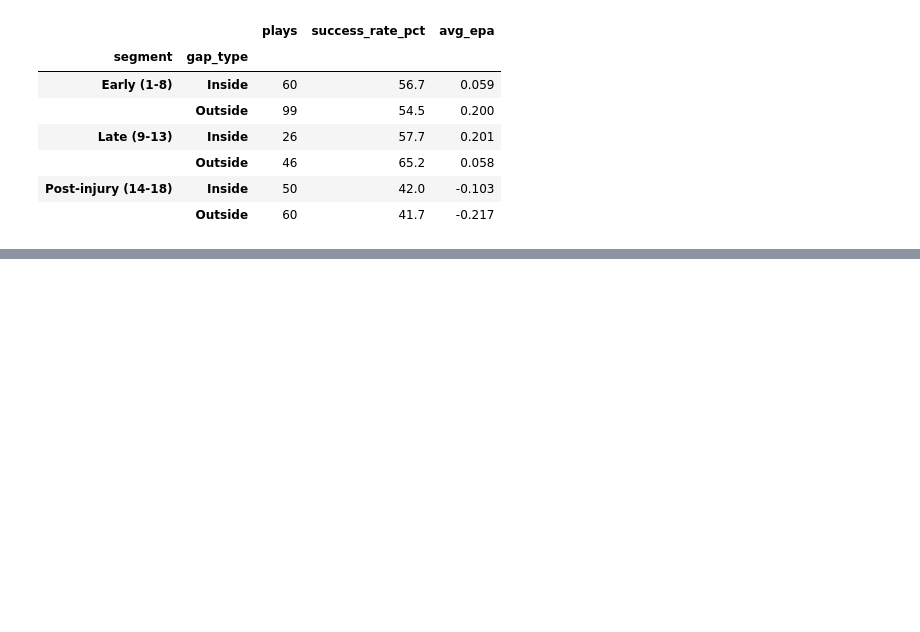
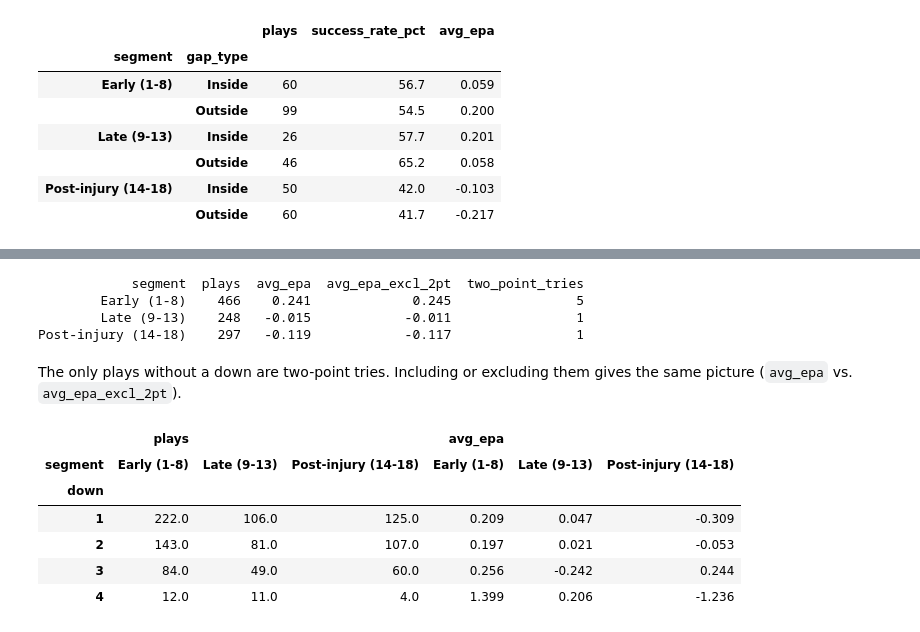
Before and after one commit to cameronminor04/nfl_project, a Jupyter notebook: analysis.ipynb, the cells around one changed output, grey strips where cells are left out. Drawn from its saved outputs; the diff is of its cells as text; code cells hidden in the pictures; blank space fills up the shorter version.

```diff
--- a/analysis.ipynb
+++ b/analysis.ipynb
@@ -404,0 +409,52 @@ runs.groupby(['segment', 'gap_type'], observed=True).agg(
+# %%
+ALL_PLAYS_FILTER = """
+    posteam = 'IND'
+    AND season = 2025
+    AND season_type = 'REG'
+    AND play_type IN ('run', 'pass')
+"""
+
+query = f"""
+SELECT
+    {SEGMENT_SQL} AS segment,
+    COUNT(*) AS plays,
+    AVG(epa) AS avg_epa,
+    AVG(CASE WHEN down IS NOT NULL THEN epa END) AS avg_epa_excl_2pt,
+    SUM(down IS NULL) AS two_point_tries
+FROM pbp_data
+WHERE {ALL_PLAYS_FILTER}
+GROUP BY segment
+ORDER BY MIN(week)
+"""
+all_downs = pd.read_sql_query(query, conn).round(3)
+print(all_downs.to_string(index=False))
+# %% [output]
+            segment  plays  avg_epa  avg_epa_excl_2pt  two_point_tries
+        Early (1-8)    466    0.241             0.245                5
+        Late (9-13)    248   -0.015            -0.011                1
+Post-injury (14-18)    297   -0.119            -0.117                1
+# %% [markdown]
+The only plays without a down are two-point tries. Including or excluding them gives the same picture (`avg_epa` vs. `avg_epa_excl_2pt`).
+# %%
+query = f"""
+SELECT
+    {SEGMENT_SQL} AS segment,
+    CAST(down AS INTEGER) AS down,
+    COUNT(*) AS plays,
+    AVG(epa) AS avg_epa
+FROM pbp_data
+WHERE {ALL_PLAYS_FILTER}
+  AND down IS NOT NULL
+GROUP BY segment, down
+"""
+by_down = pd.read_sql_query(query, conn)
+by_down['segment'] = pd.Categorical(by_down['segment'], categories=SEGMENTS, ordered=True)
+by_down.pivot(index='down', columns='segment', values=['plays', 'avg_epa']).round(3)
+# %% [output]
+|  | plays |  |  | avg_epa |  |  |
+| segment | Early (1-8) | Late (9-13) | Post-injury (14-18) | Early (1-8) | Late (9-13) | Post-injury (14-18) |
+| down |  |  |  |  |  |  |
+| 1 | 222.0 | 106.0 | 125.0 | 0.209 | 0.047 | -0.309 |
+| 2 | 143.0 | 81.0 | 107.0 | 0.197 | 0.021 | -0.053 |
+| 3 | 84.0 | 49.0 | 60.0 | 0.256 | -0.242 | 0.244 |
+| 4 | 12.0 | 11.0 | 4.0 | 1.399 | 0.206 | -1.236 |
```
Also changed, not shown: parts of 3 cells of this notebook, 2 other files.
